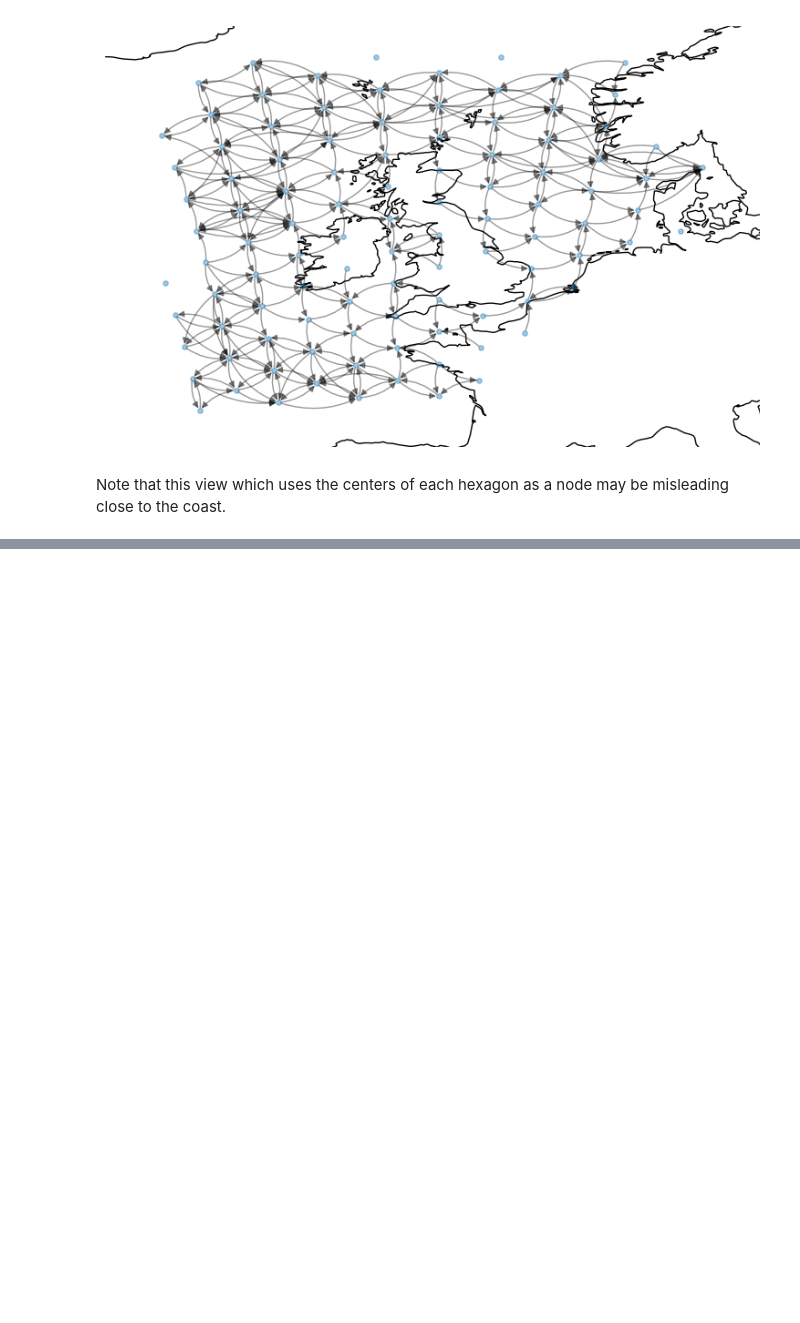
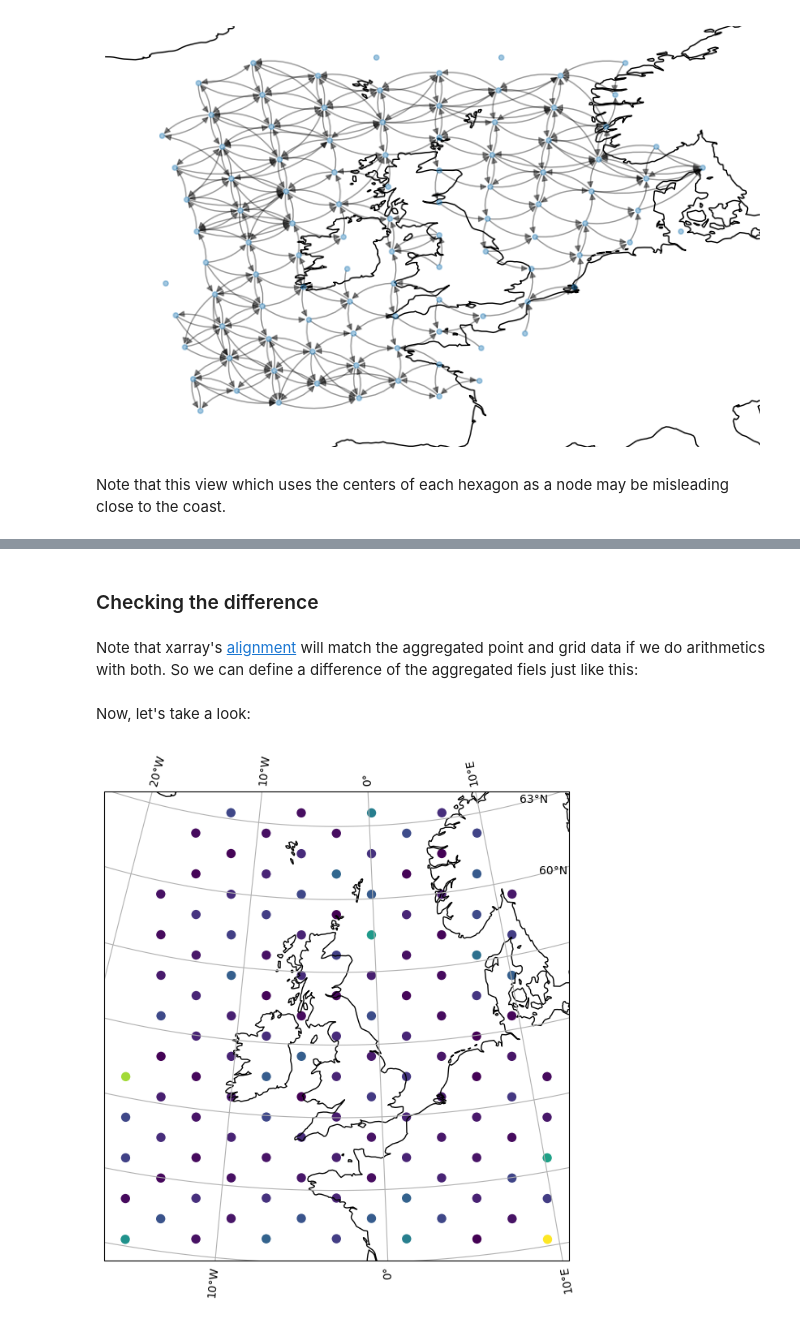
Before and after one commit to willirath/hextraj, a Jupyter notebook: notebooks/hextraj_tutorial.ipynb, the cells around one changed output, grey strips where cells are left out. Saved outputs shown, nothing was run; the diff lists cells and outputs as text; code cells hidden in the pictures; blank space fills up the shorter version.

```diff
--- a/notebooks/hextraj_tutorial.ipynb
+++ b/notebooks/hextraj_tutorial.ipynb
@@ -448,0 +725,31 @@ Note that this view which uses the centers of each hexagon as a node may be misl
+# %% [markdown]
+### Checking the difference
+# %% [markdown]
+Note that xarray's [alignment](https://docs.xarray.dev/en/stable/generated/xarray.align.html) will match the aggregated point and grid data if we do arithmetics with both. So we can define a difference of the aggregated fiels just like this:
+# %%
+data_agg_diff = (
+    abs(data_points_agg - data_grid_agg)
+).rename("data_agg_diff")
+# %% [markdown]
+Now, let's take a look:
+# %%
+fig, ax = plt.subplots(
+    1, 1,
+    subplot_kw={"projection": cartopy.crs.Stereographic(
+        central_longitude=lon_origin, central_latitude=lat_origin,
+    )},
+    figsize=(7, 7),
+)
+
+data_agg_diff.to_dataset().plot.scatter(
+    x="lon", y="lat", hue="data_agg_diff", s=85,
+    ax=ax, transform=cartopy.crs.PlateCarree(),
+    add_colorbar=False,
+)
+
+ax.gridlines(draw_labels=True)
+ax.coastlines()
+
+fig.tight_layout();
+# %% [output]
+[figure, added]
```
Also changed, not shown: parts of 24 cells of this notebook.
